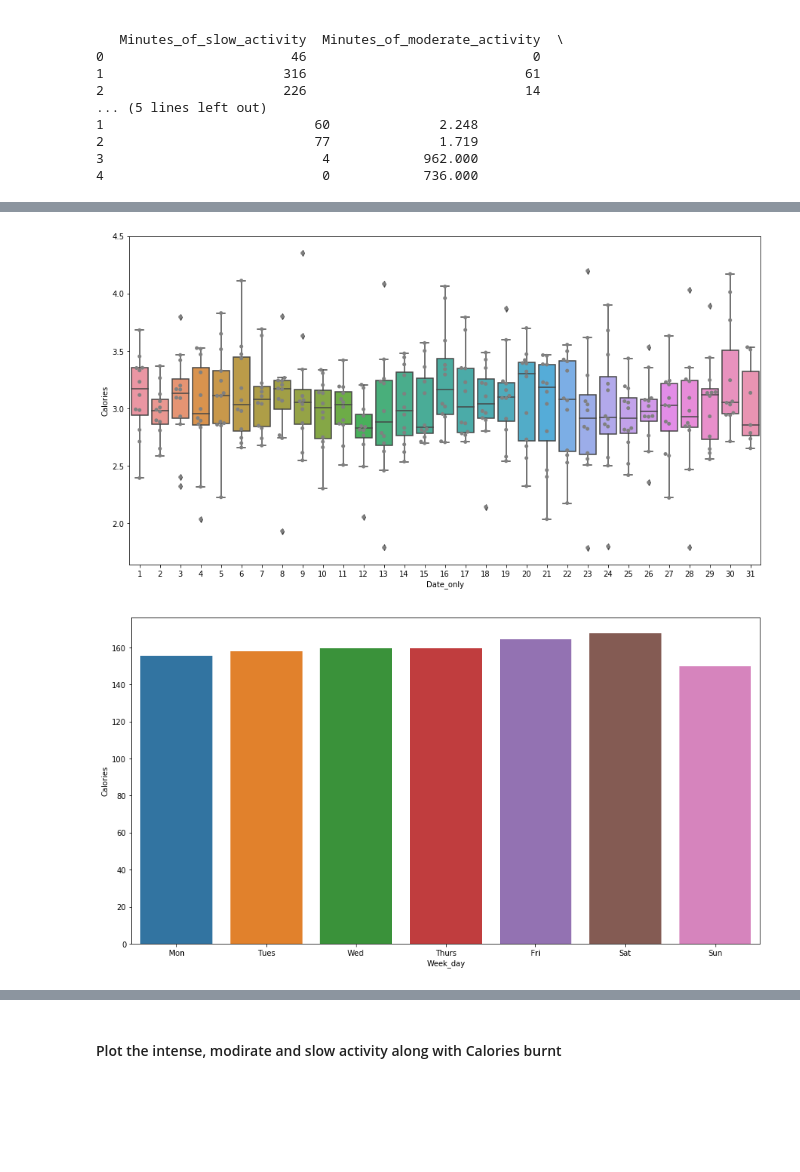
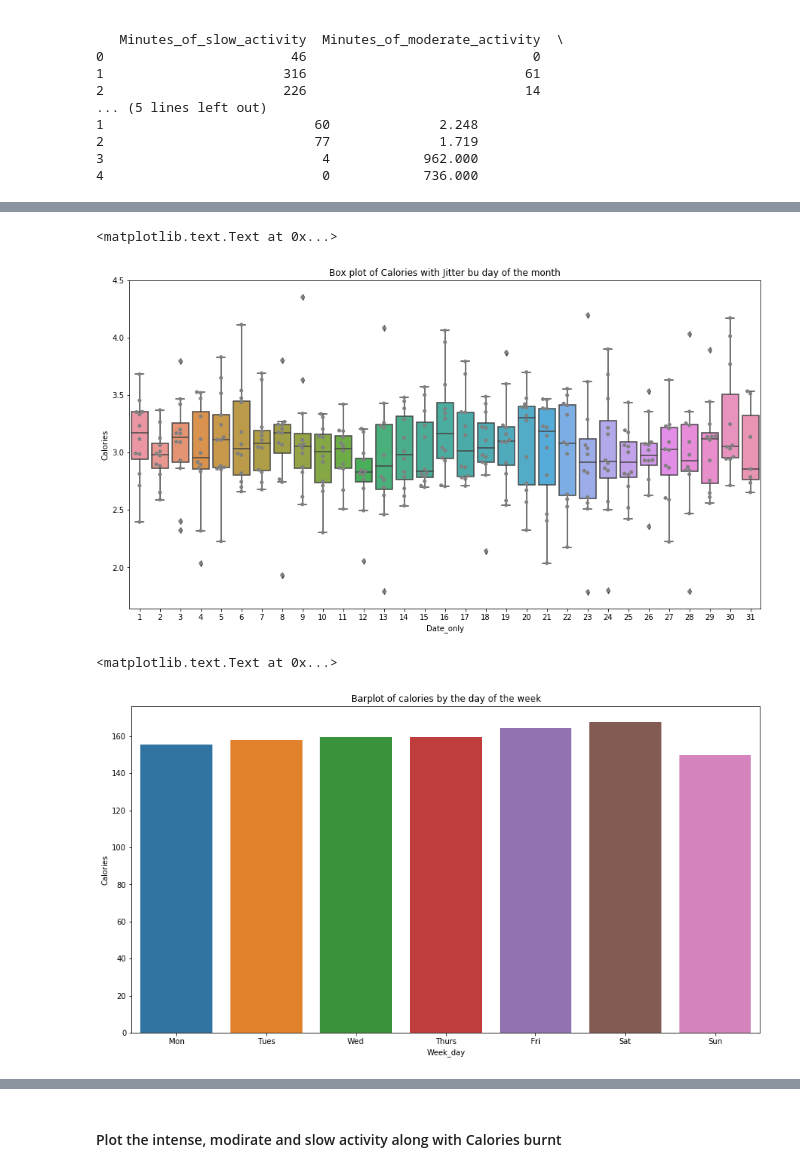
Before and after one commit to gtg269c/fitbit_charge_1year, a Jupyter notebook: kaggle_fitbit_charge_Analysis.ipynb, the cells around one changed output, grey strips where cells are left out. Cells and saved outputs as stored; diff of their text form; code cells hidden in the pictures; blank space fills up the shorter version.

```diff
--- a/kaggle_fitbit_charge_Analysis.ipynb
+++ b/kaggle_fitbit_charge_Analysis.ipynb
@@ -116,0 +112,4 @@ tracker_df.head()
+# %%
+## sum  the slow, moderate and intense activity and create 'all_activity'
+
+tracker_df['all_activity'] = tracker_df[['Minutes_of_intense_activity','Minutes_of_moderate_activity','Minutes_of_slow_activity']].sum(axis=1)
@@ -125,22 +147,28 @@ ax = sns.boxplot(x='Date_only', y='Calories', data=tracker_df)
 
 # Add jitter with the swarmplot function.
 ax = sns.swarmplot(x='Date_only', y='Calories', data=tracker_df, color="grey")
+
+ax.set_title('Box plot of Calories with Jitter bu day of the month')
 # %% [output]
+<matplotlib.text.Text at 0x...>
-[figure, old version]
+[figure, new version]
 # %%
 ## Groupby the weekday and plot statistics by day of the week
 
 by_weekday = pd.DataFrame()
 by_weekday['Calories'] = tracker_df['Calories'].groupby(tracker_df.index.dayofweek).sum()
 by_weekday['Week_day'] = ['Mon', 'Tues', 'Wed', 'Thurs', 'Fri', 'Sat', 'Sun']
 
 # figure size
 plt.figure(figsize=(15,8))
 
 # simple barplot
 ax = sns.barplot(x='Week_day', y='Calories',  data=by_weekday)
+
+ax.set_title('Barplot of calories by the day of the week')
 # %% [output]
+<matplotlib.text.Text at 0x...>
-[figure, old version]
+[figure, new version]
 # %%
 ### Scatterplot of Calories Vs intense activity
 
```
Also changed, not shown: parts of 19 cells of this notebook.
